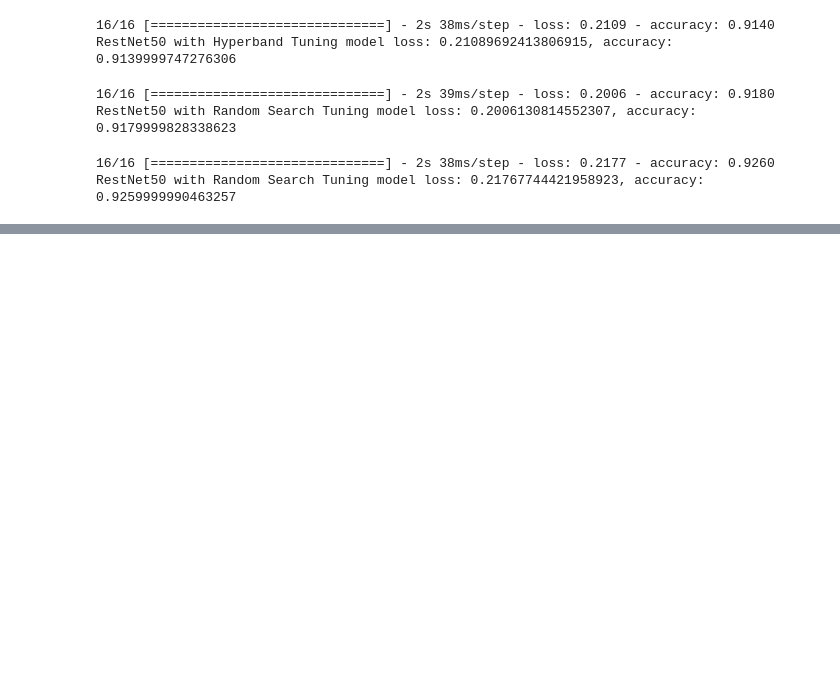
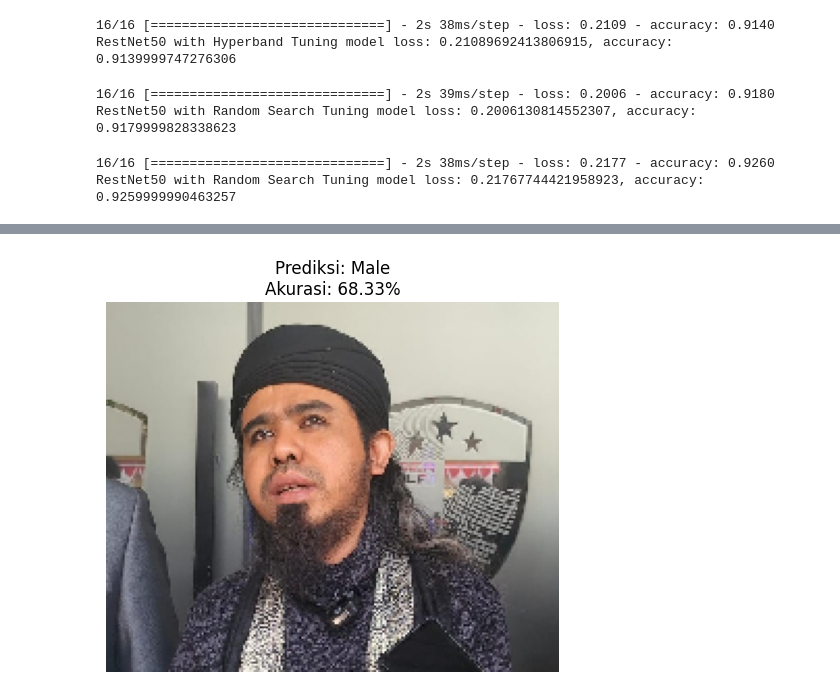
Before and after one commit to cyongkypranowo/DeepLearning-Gender-CLassification, a Jupyter notebook: ResNet50-TensorFlow.ipynb, the cells around one changed output, grey strips where cells are left out. Cells and saved outputs as stored; diff of their text form; code cells hidden in the pictures; blank space fills up the shorter version.

```diff
--- a/ResNet50-TensorFlow.ipynb
+++ b/ResNet50-TensorFlow.ipynb
@@ -417,0 +444,30 @@ RestNet50 with Random Search Tuning model loss: 0.21767744421958923, accuracy: 0
+# %%
+# Path ke gambar yang ingin Anda prediksi
+image_path = '/content/drive/MyDrive/ResNet/TesFigureIndonesia/tes1.jpeg'
+
+# Load gambar dan resize sesuai ukuran yang diharapkan oleh model (178x218)
+img = image.load_img(image_path, target_size=(178, 218))
+
+# Konversi gambar menjadi array numpy
+img_array = image.img_to_array(img)
+
+# Perlu direshape menjadi bentuk yang dapat diterima oleh model (menambahkan dimensi batch)
+img_array = np.expand_dims(img_array, axis=0)
+
+# Normalisasi nilai piksel
+img_array /= 255.0
+
+# Lakukan prediksi menggunakan model yang telah diload
+predictions = restnet50_hyperband.predict(img_array)
+
+# Karena keluaran model adalah probabilitas, kita mungkin perlu menentukan threshold untuk menentukan kelas mana yang diprediksi
+threshold = 0.5  # Contoh threshold, bisa disesuaikan sesuai kebutuhan
+predicted_class = "Male" if predictions[0][0] > threshold else "Female"
+accuracy_percentage = predictions[0][0] if predicted_class == "Male" else 1 - predictions[0][0]
+
+# Tampilkan gambar
+plt.imshow(img)
+plt.axis('off')
+plt.title(f'Prediksi: {predicted_class}\nAkurasi: {accuracy_percentage * 100:.2f}%')
+plt.show()
+# %% [output]
@@ -417,0 +475 @@ RestNet50 with Random Search Tuning model loss: 0.21767744421958923, accuracy: 0
+[figure, added]
```
Also changed, not shown: parts of 3 cells of this notebook.
